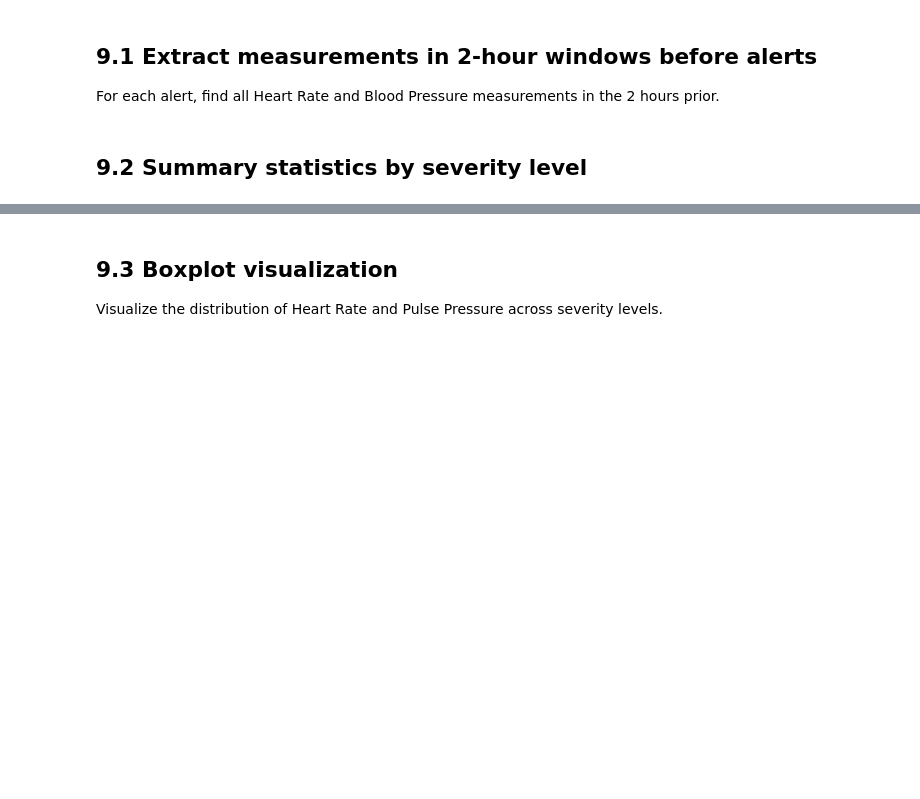
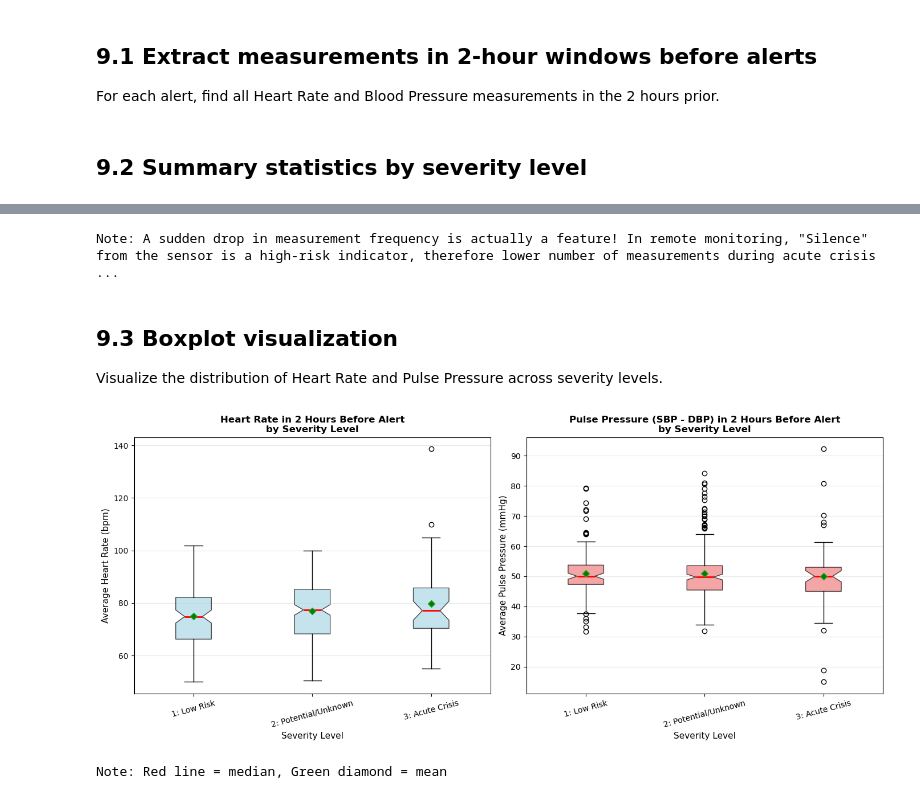
Before and after one commit to eldarmuk/AI-CVD, a Jupyter notebook: notebooks/02_comprehensive_eda.ipynb, the cells around one changed output, grey strips where cells are left out. Drawn from its saved outputs; the diff is of its cells as text; code cells hidden in the pictures; blank space fills up the shorter version.

Commit message:
Analyze Vital Signs in 2-hour windows

```diff
--- a/notebooks/02_comprehensive_eda.ipynb
+++ b/notebooks/02_comprehensive_eda.ipynb
@@ -1255,4 +1265,7 @@ Analyze vital sign patterns in the 2-hour window before alerts. For each severit
 ## 9.1 Extract measurements in 2-hour windows before alerts
 
 For each alert, find all Heart Rate and Blood Pressure measurements in the 2 hours prior.
+# %%
+measurements_sorted = measurements_df.sort_values('date')
+alerts_sorted = alerts_df[alerts_df['severity'] > 0].sort_values('alert_date')
 # %%
@@ -1322,8 +1348,17 @@ print(pp_stats.round(2))
+# %%
+print("Note: A sudden drop in measurement frequency is actually a feature! In remote monitoring, " \
+    "\"Silence\" from the sensor is a high-risk indicator," \
+    " therefore lower number of measurements during acute crisis is to be expedcted.")
+# %% [output]
+Note: A sudden drop in measurement frequency is actually a feature! In remote monitoring, "Silence" from the sensor is a high-risk indicator, therefore lower number of measurements during acute crisis ...
 # %% [markdown]
 ## 9.3 Boxplot visualization
 
 Visualize the distribution of Heart Rate and Pulse Pressure across severity levels.
 # %%
+vitals_with_hr = vitals_stats.dropna(subset=['avg_heart_rate'])
+vitals_with_pp = vitals_stats.dropna(subset=['avg_pulse_pressure'])
+
 fig, axes = plt.subplots(1, 2, figsize=(14, 6))
 
 severity_order = ['1: Low Risk', '2: Potential/Unknown', '3: Acute Crisis']
@@ -1335,30 +1370,33 @@ hr_labels = [sev for sev in severity_order if sev in vitals_with_hr['severity_la
 pp_data = [vitals_with_pp[vitals_with_pp['severity_label'] == sev]['avg_pulse_pressure'].values
            for sev in severity_order if sev in vitals_with_pp['severity_label'].values]
 pp_labels = [sev for sev in severity_order if sev in vitals_with_pp['severity_label'].values]
 
 bp1 = axes[0].boxplot(hr_data, labels=hr_labels, patch_artist=True,
                        notch=True, showmeans=True,
                        boxprops=dict(facecolor='lightblue', alpha=0.7),
                        medianprops=dict(color='red', linewidth=2),
                        meanprops=dict(marker='D', markerfacecolor='green', markersize=6))
 axes[0].set_xlabel('Severity Level', fontsize=11)
 axes[0].set_ylabel('Average Heart Rate (bpm)', fontsize=11)
 axes[0].set_title('Heart Rate in 2 Hours Before Alert\nby Severity Level', fontsize=12, fontweight='bold')
 axes[0].tick_params(axis='x', rotation=15)
 axes[0].grid(axis='y', alpha=0.3)
 
 bp2 = axes[1].boxplot(pp_data, labels=pp_labels, patch_artist=True,
                        notch=True, showmeans=True,
                        boxprops=dict(facecolor='lightcoral', alpha=0.7),
                        medianprops=dict(color='red', linewidth=2),
                        meanprops=dict(marker='D', markerfacecolor='green', markersize=6))
 axes[1].set_xlabel('Severity Level', fontsize=11)
 axes[1].set_ylabel('Average Pulse Pressure (mmHg)', fontsize=11)
 axes[1].set_title('Pulse Pressure (SBP - DBP) in 2 Hours Before Alert\nby Severity Level', fontsize=12, fontweight='bold')
 axes[1].tick_params(axis='x', rotation=15)
 axes[1].grid(axis='y', alpha=0.3)
 
 plt.tight_layout()
 plt.show()
 
 print("\nNote: Red line = median, Green diamond = mean")
+# %% [output]
+[figure, added]
+Note: Red line = median, Green diamond = mean
```
Also changed, not shown: parts of 9 cells of this notebook.
